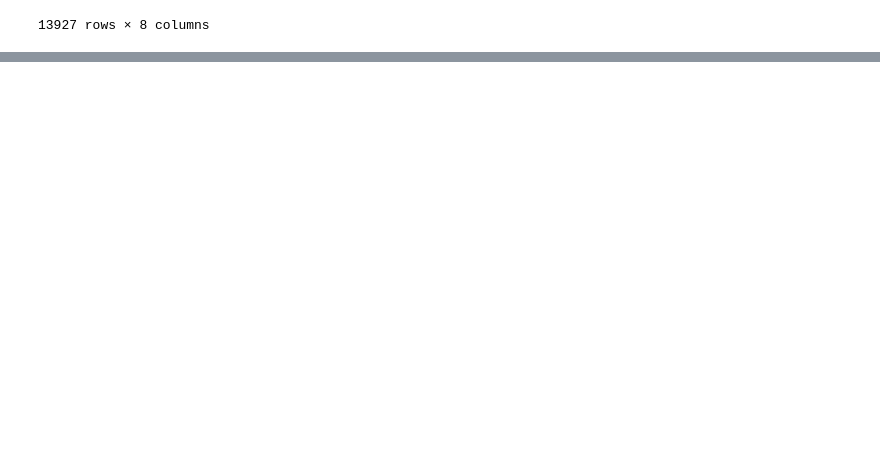
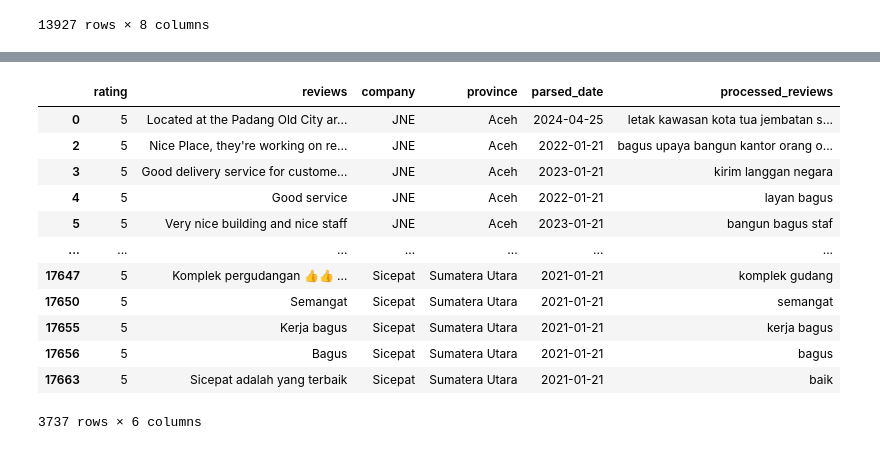
Before and after one commit to Radenaz/sandbox_textprepro, a Jupyter notebook: test_modelin.ipynb, the cells around one changed output, grey strips where cells are left out. Drawn from its saved outputs; the diff is of its cells as text; code cells hidden in the pictures; blank space fills up the shorter version.

```diff
--- a/test_modelin.ipynb
+++ b/test_modelin.ipynb
@@ -315 +317,17 @@ Kualitas Pelayan Buruk        821
 Name: count, dtype: int64
+# %%
+bagus_modeling
+# %% [output]
+|  | rating | reviews | company | province | parsed_date | processed_reviews |
+| 0 | 5 | Located at the Padang Old City ar... | JNE | Aceh | 2024-04-25 | letak kawasan kota tua jembatan s... |
+| 2 | 5 | Nice Place, they're working on re... | JNE | Aceh | 2022-01-21 | bagus upaya bangun kantor orang o... |
+| 3 | 5 | Good delivery service for custome... | JNE | Aceh | 2023-01-21 | kirim langgan negara |
+| 4 | 5 | Good service | JNE | Aceh | 2022-01-21 | layan bagus |
+| 5 | 5 | Very nice building and nice staff | JNE | Aceh | 2023-01-21 | bangun bagus staf |
+| ... | ... | ... | ... | ... | ... | ... |
+| 17647 | 5 | Komplek pergudangan 👍👍 … | Sicepat | Sumatera Utara | 2021-01-21 | komplek gudang |
+| 17650 | 5 | Semangat | Sicepat | Sumatera Utara | 2021-01-21 | semangat |
+| 17655 | 5 | Kerja bagus | Sicepat | Sumatera Utara | 2021-01-21 | kerja bagus |
+| 17656 | 5 | Bagus | Sicepat | Sumatera Utara | 2021-01-21 | bagus |
+| 17663 | 5 | Sicepat adalah yang terbaik | Sicepat | Sumatera Utara | 2021-01-21 | baik |
+3737 rows × 6 columns
```
Also changed, not shown: parts of 12 cells of this notebook, 6 other files.
